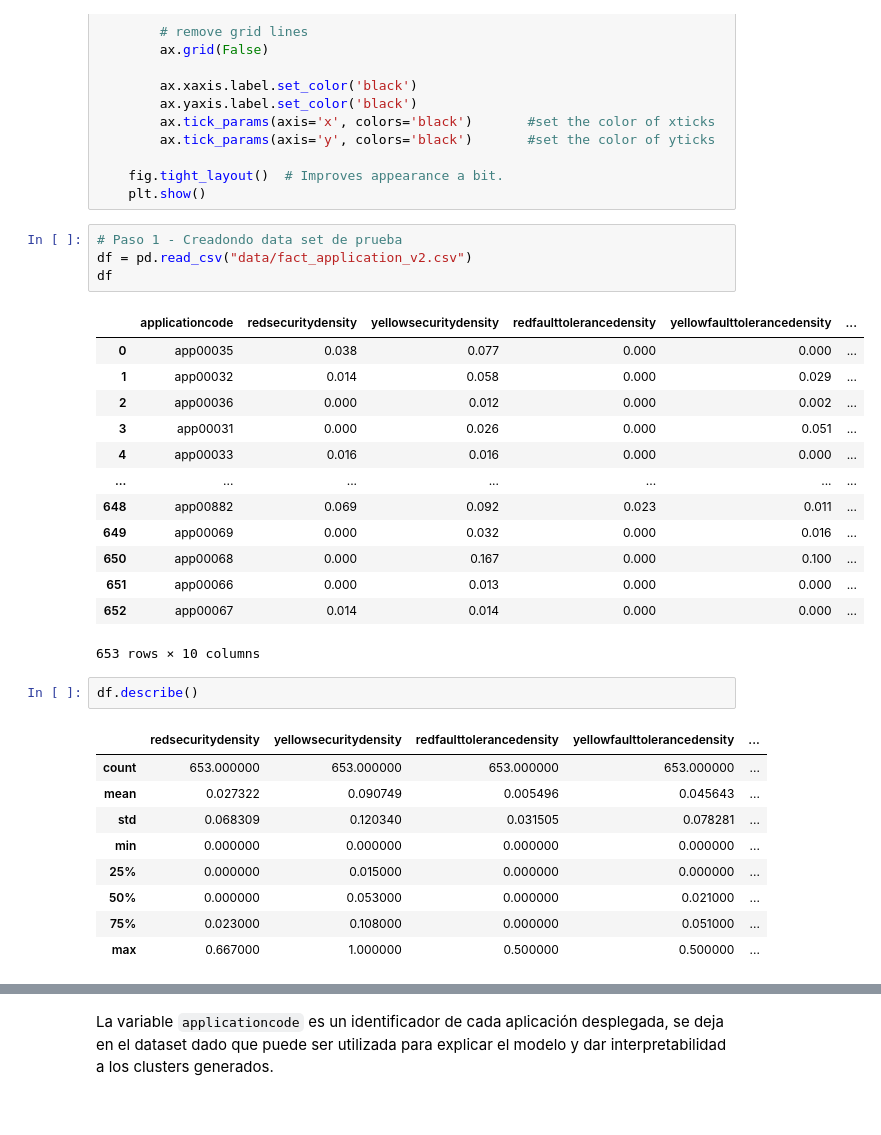
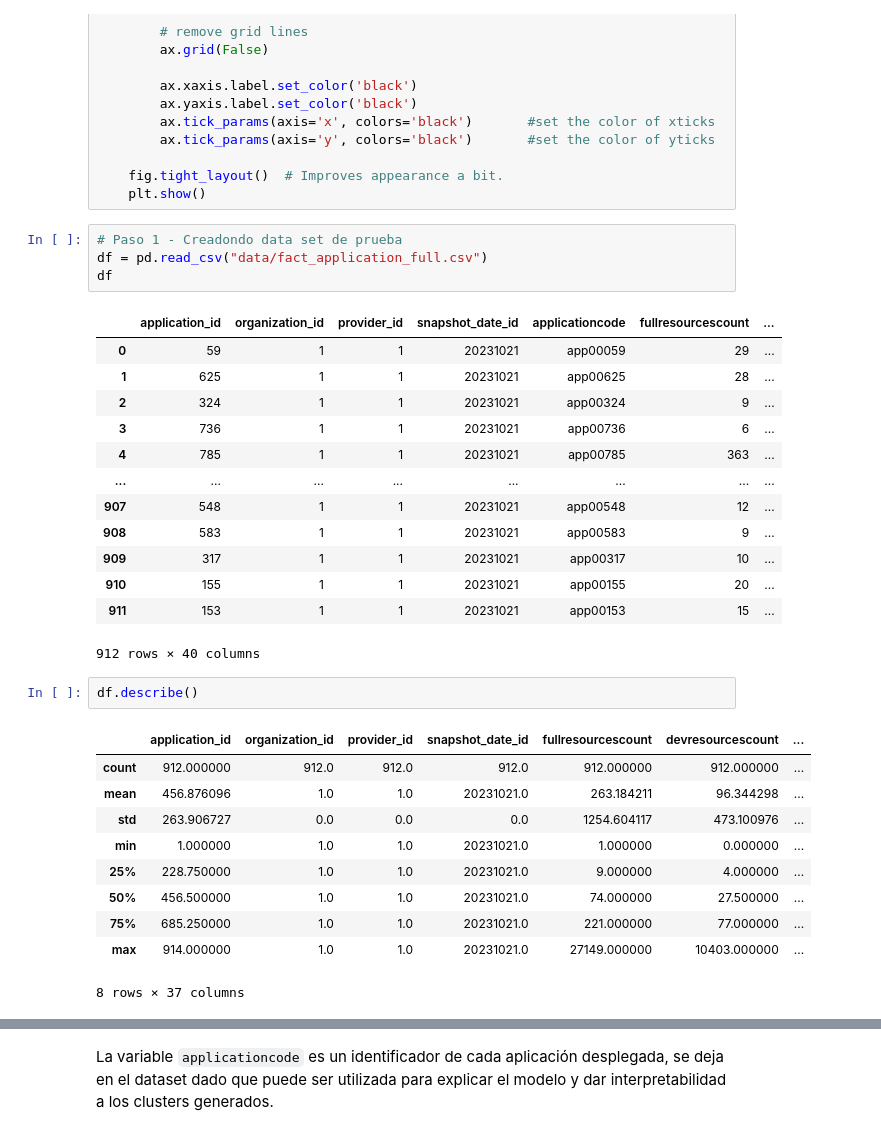
Before and after one commit to 00Fede/incubadora-aplicaciones, a Jupyter notebook: Analysis_Preprocessing.ipynb, the cells around one changed output, grey strips where cells are left out. Cells and saved outputs as stored; diff of their text form.

```diff
--- a/Analysis_Preprocessing.ipynb
+++ b/Analysis_Preprocessing.ipynb
@@ -39,34 +41,35 @@ def draw_histograms(df, variables, n_rows, n_cols):
     plt.show()
 # %%
 # Paso 1 - Creadondo data set de prueba
-df = pd.read_csv("data/fact_application_v2.csv")
+df = pd.read_csv("data/fact_application_full.csv")
 df
 # %% [output]
-|  | applicationcode | redsecuritydensity | yellowsecuritydensity | redfaulttolerancedensity | yellowfaulttolerancedensity | ... |
-| 0 | app00035 | 0.038 | 0.077 | 0.000 | 0.000 | ... |
-| 1 | app00032 | 0.014 | 0.058 | 0.000 | 0.029 | ... |
-| 2 | app00036 | 0.000 | 0.012 | 0.000 | 0.002 | ... |
-| 3 | app00031 | 0.000 | 0.026 | 0.000 | 0.051 | ... |
-| 4 | app00033 | 0.016 | 0.016 | 0.000 | 0.000 | ... |
-| ... | ... | ... | ... | ... | ... | ... |
-| 648 | app00882 | 0.069 | 0.092 | 0.023 | 0.011 | ... |
-| 649 | app00069 | 0.000 | 0.032 | 0.000 | 0.016 | ... |
-| 650 | app00068 | 0.000 | 0.167 | 0.000 | 0.100 | ... |
-| 651 | app00066 | 0.000 | 0.013 | 0.000 | 0.000 | ... |
-| 652 | app00067 | 0.014 | 0.014 | 0.000 | 0.000 | ... |
+|  | application_id | organization_id | provider_id | snapshot_date_id | applicationcode | fullresourcescount | ... |
+| 0 | 59 | 1 | 1 | 20231021 | app00059 | 29 | ... |
+| 1 | 625 | 1 | 1 | 20231021 | app00625 | 28 | ... |
+| 2 | 324 | 1 | 1 | 20231021 | app00324 | 9 | ... |
+| 3 | 736 | 1 | 1 | 20231021 | app00736 | 6 | ... |
+| 4 | 785 | 1 | 1 | 20231021 | app00785 | 363 | ... |
+| ... | ... | ... | ... | ... | ... | ... | ... |
+| 907 | 548 | 1 | 1 | 20231021 | app00548 | 12 | ... |
+| 908 | 583 | 1 | 1 | 20231021 | app00583 | 9 | ... |
+| 909 | 317 | 1 | 1 | 20231021 | app00317 | 10 | ... |
+| 910 | 155 | 1 | 1 | 20231021 | app00155 | 20 | ... |
+| 911 | 153 | 1 | 1 | 20231021 | app00153 | 15 | ... |
-653 rows × 10 columns
+912 rows × 40 columns
 # %%
 df.describe()
 # %% [output]
-|  | redsecuritydensity | yellowsecuritydensity | redfaulttolerancedensity | yellowfaulttolerancedensity | ... |
-| count | 653.000000 | 653.000000 | 653.000000 | 653.000000 | ... |
-| mean | 0.027322 | 0.090749 | 0.005496 | 0.045643 | ... |
-| std | 0.068309 | 0.120340 | 0.031505 | 0.078281 | ... |
-| min | 0.000000 | 0.000000 | 0.000000 | 0.000000 | ... |
-| 25% | 0.000000 | 0.015000 | 0.000000 | 0.000000 | ... |
-| 50% | 0.000000 | 0.053000 | 0.000000 | 0.021000 | ... |
-| 75% | 0.023000 | 0.108000 | 0.000000 | 0.051000 | ... |
-| max | 0.667000 | 1.000000 | 0.500000 | 0.500000 | ... |
+|  | application_id | organization_id | provider_id | snapshot_date_id | fullresourcescount | devresourcescount | ... |
+| count | 912.000000 | 912.0 | 912.0 | 912.0 | 912.000000 | 912.000000 | ... |
+| mean | 456.876096 | 1.0 | 1.0 | 20231021.0 | 263.184211 | 96.344298 | ... |
+| std | 263.906727 | 0.0 | 0.0 | 0.0 | 1254.604117 | 473.100976 | ... |
+| min | 1.000000 | 1.0 | 1.0 | 20231021.0 | 1.000000 | 0.000000 | ... |
+| 25% | 228.750000 | 1.0 | 1.0 | 20231021.0 | 9.000000 | 4.000000 | ... |
+| 50% | 456.500000 | 1.0 | 1.0 | 20231021.0 | 74.000000 | 27.500000 | ... |
+| 75% | 685.250000 | 1.0 | 1.0 | 20231021.0 | 221.000000 | 77.000000 | ... |
+| max | 914.000000 | 1.0 | 1.0 | 20231021.0 | 27149.000000 | 10403.000000 | ... |
+8 rows × 37 columns
 # %%
 # Porcentaje de 0s de cada columna
 (df == 0).sum()/len(df) * 100
```
Also changed, not shown: parts of 38 cells of this notebook, 3 other files.
